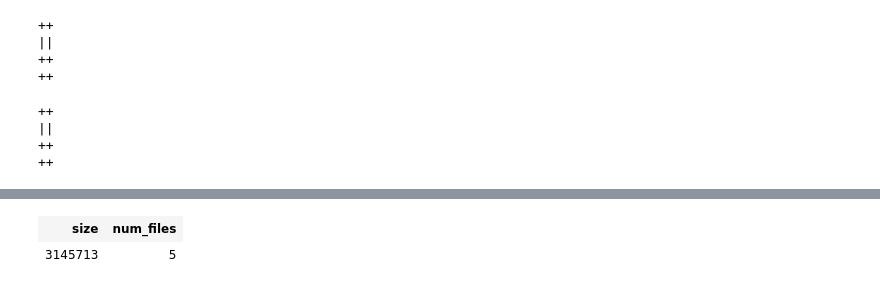
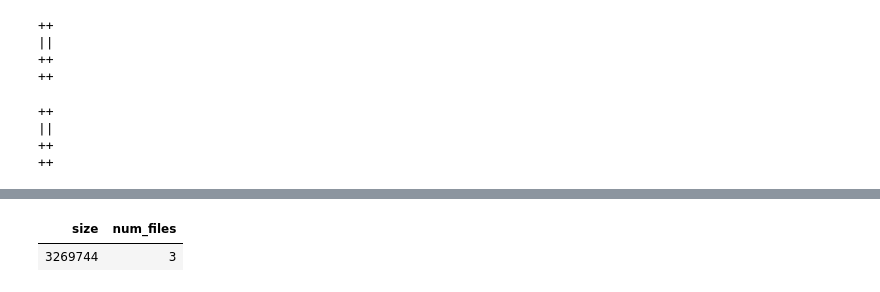
Before and after one commit to DoDat-12/zach_bootcamp, a Jupyter notebook: notes/week_03/notebooks/event_data_pyspark.ipynb, the cells around one changed output, grey strips where cells are left out. Drawn from its saved outputs; the diff is of its cells as text; code cells hidden in the pictures.

```diff
--- a/notes/week_03/notebooks/event_data_pyspark.ipynb
+++ b/notes/week_03/notebooks/event_data_pyspark.ipynb
@@ -145,6 +271,6 @@ FROM demo.bootcamp.events_unsorted.files
 # %%
 %%sql
-SELECT SUM(file_size_in_bytes) as size, COUNT(1) as num_files FROM demo.bootcamp.events.files;
+SELECT SUM(file_size_in_bytes) as size, COUNT(1) as num_files FROM demo.bootcamp.eventsdevices.files;
 # %% [output]
 | size | num_files |
-| 3145713 | 5 |
+| 3269744 | 3 |
```
Also changed, not shown: parts of 13 cells of this notebook, 1 other file.
